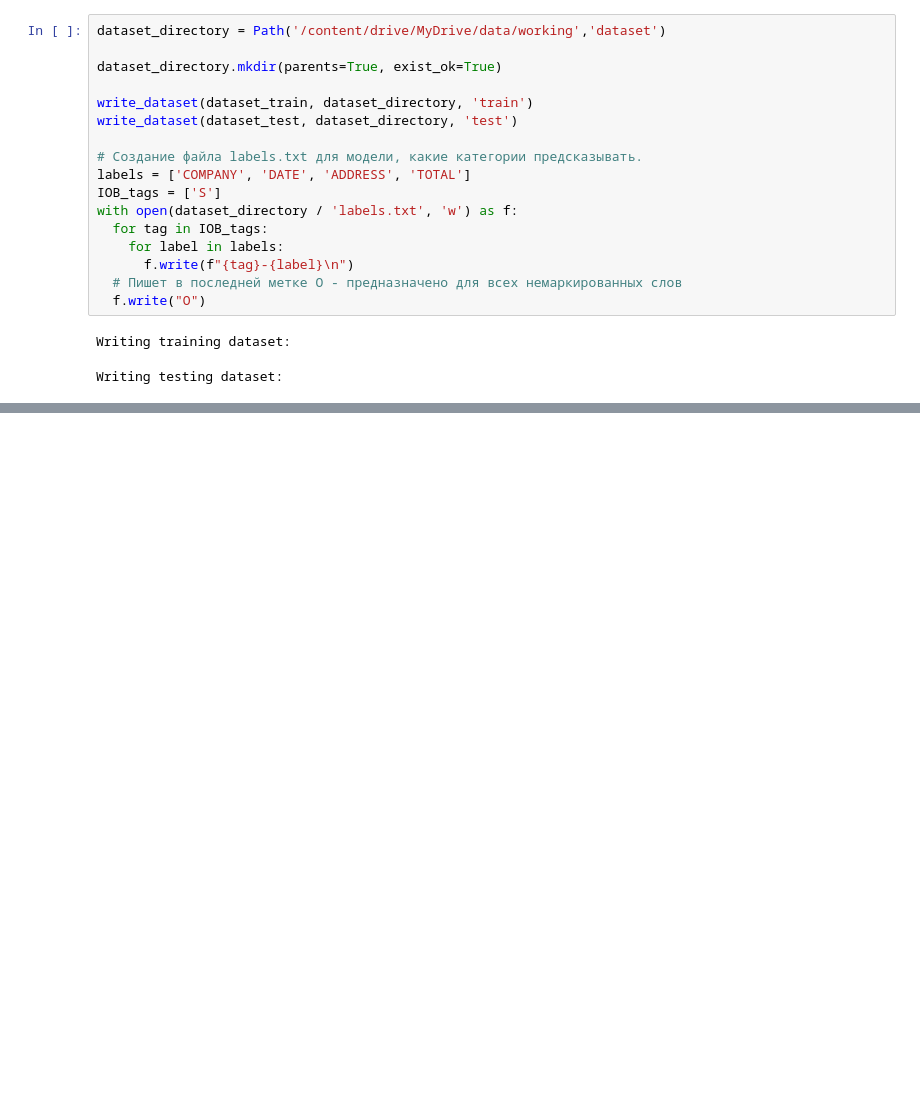
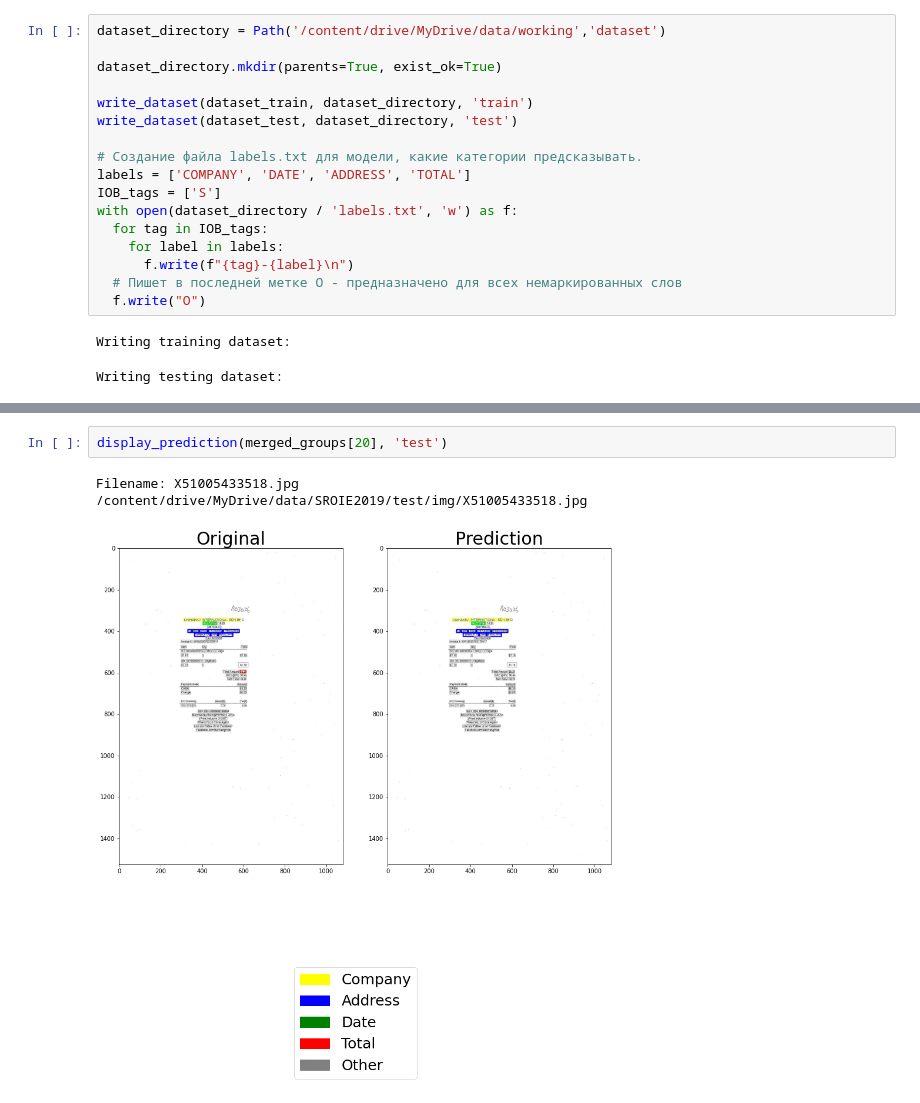
Before and after one commit to gigabyte727/LTD_Hakaton1, a Jupyter notebook: test1.ipynb, the cells around one changed output, grey strips where cells are left out. Cells and saved outputs as stored; diff of their text form; blank space fills up the shorter version.

```diff
--- a/test1.ipynb
+++ b/test1.ipynb
@@ -409,0 +603,6 @@ Writing testing dataset:
+# %%
+display_prediction(merged_groups[20], 'test')
+# %% [output]
+Filename: X51005433518.jpg
+/content/drive/MyDrive/data/SROIE2019/test/img/X51005433518.jpg
+[figure, added]
```
Also changed, not shown: parts of 28 cells of this notebook.
